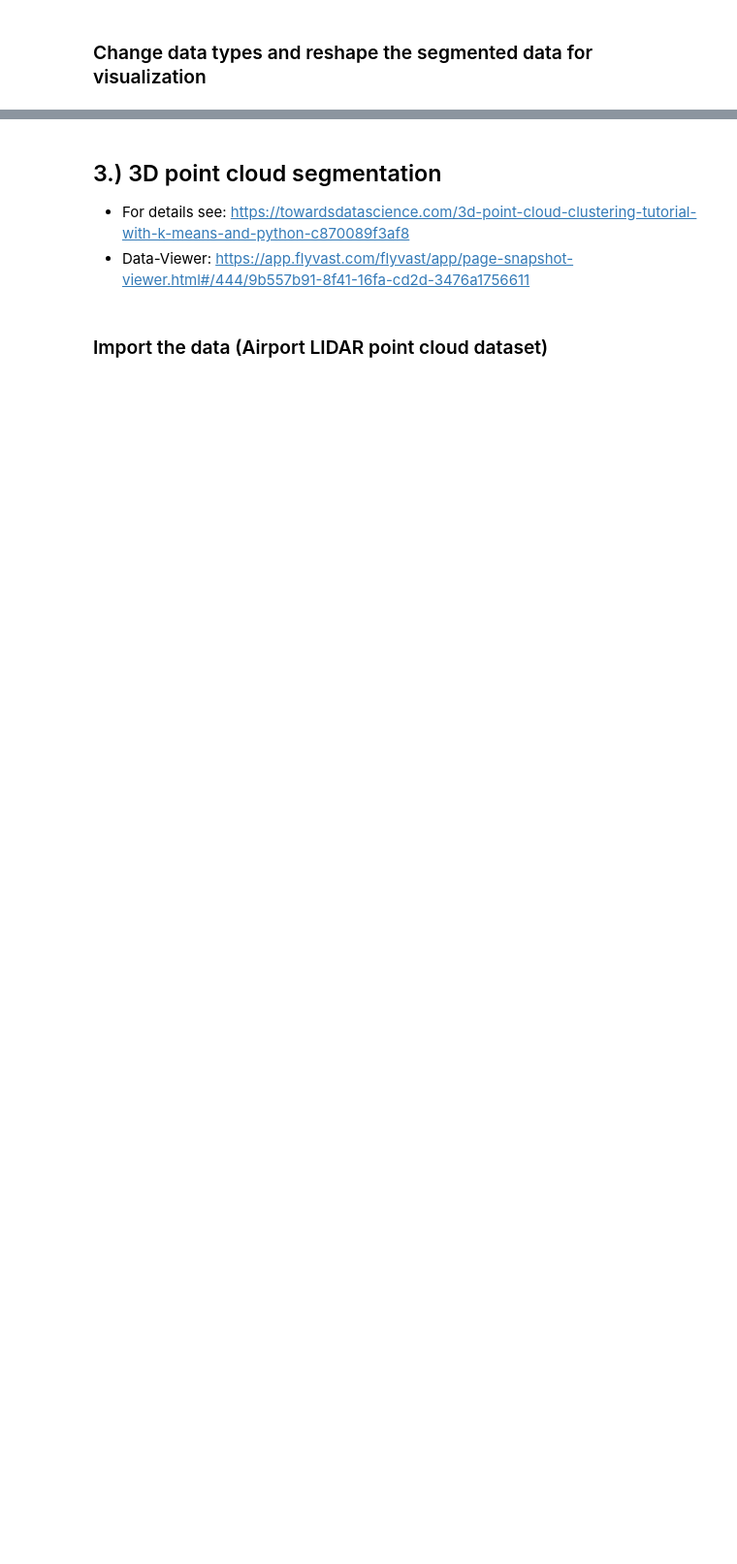
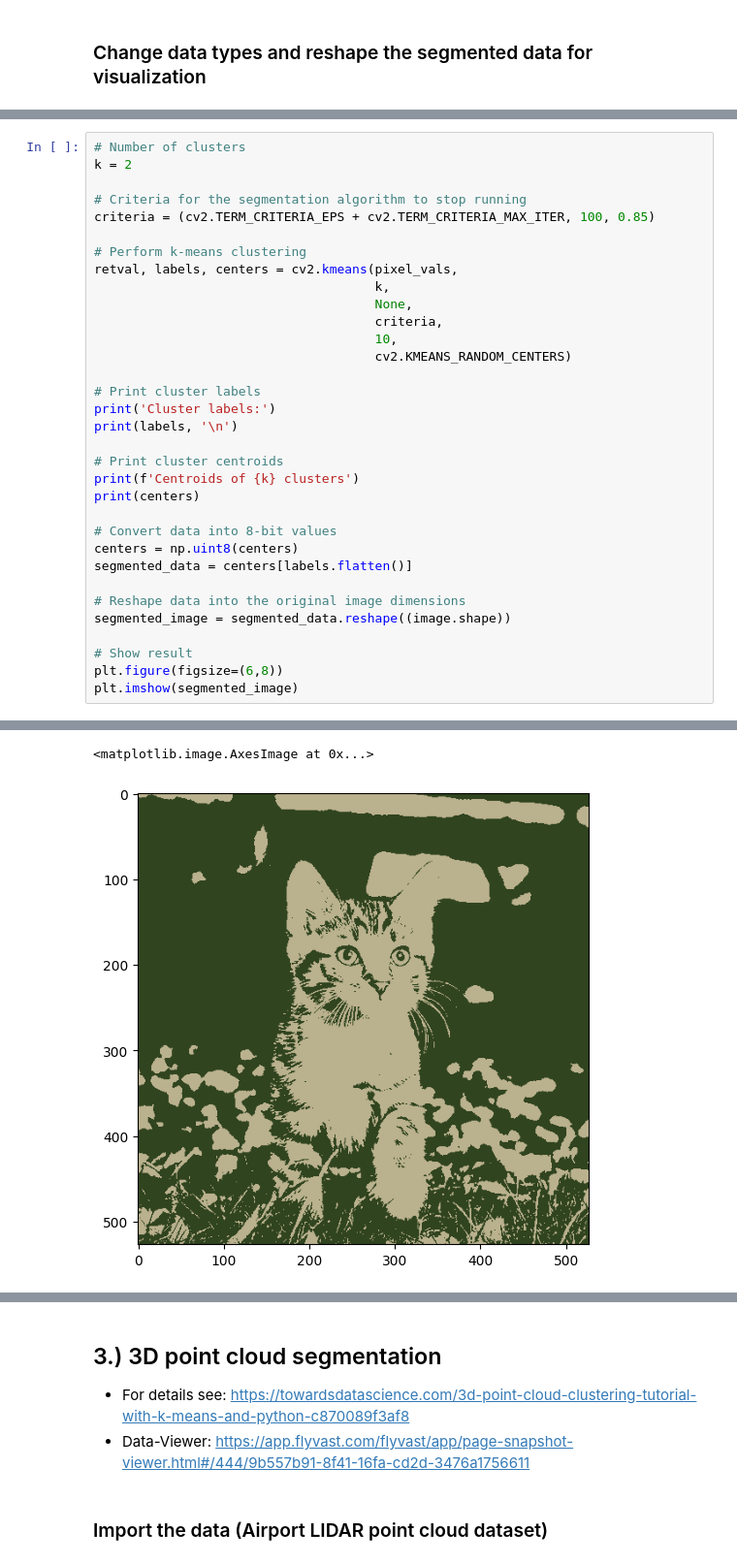
Before and after one commit to mario-gellrich-zhaw/data_analytics, a Jupyter notebook: Week_10/k-means_clustering.ipynb, the cells around one changed output, grey strips where cells are left out. Shown at 97% size. Saved outputs shown, nothing was run; the diff lists cells and outputs as text; blank space fills up the shorter version.

```diff
--- a/Week_10/k-means_clustering.ipynb
+++ b/Week_10/k-means_clustering.ipynb
@@ -214,0 +337,34 @@ plt.imshow(segmented_image)
+# %%
+# Number of clusters
+k = 2
+
+# Criteria for the segmentation algorithm to stop running
+criteria = (cv2.TERM_CRITERIA_EPS + cv2.TERM_CRITERIA_MAX_ITER, 100, 0.85)
+
+# Perform k-means clustering
+retval, labels, centers = cv2.kmeans(pixel_vals,
+                                     k,
+                                     None,
+                                     criteria,
+                                     10,
+                                     cv2.KMEANS_RANDOM_CENTERS)
+
+# Print cluster labels
+print('Cluster labels:')
+print(labels, '\n')
+
+# Print cluster centroids
+print(f'Centroids of {k} clusters')
+print(centers)
+
+# Convert data into 8-bit values
+centers = np.uint8(centers)
+segmented_data = centers[labels.flatten()]
+
+# Reshape data into the original image dimensions
+segmented_image = segmented_data.reshape((image.shape))
+
+# Show result
+plt.figure(figsize=(6,8))
+plt.imshow(segmented_image)
+# %% [output]
@@ -214,0 +383,2 @@ plt.imshow(segmented_image)
+<matplotlib.image.AxesImage at 0x...>
+[figure, added]
```
Also changed, not shown: parts of 39 cells of this notebook, 1 other file.
